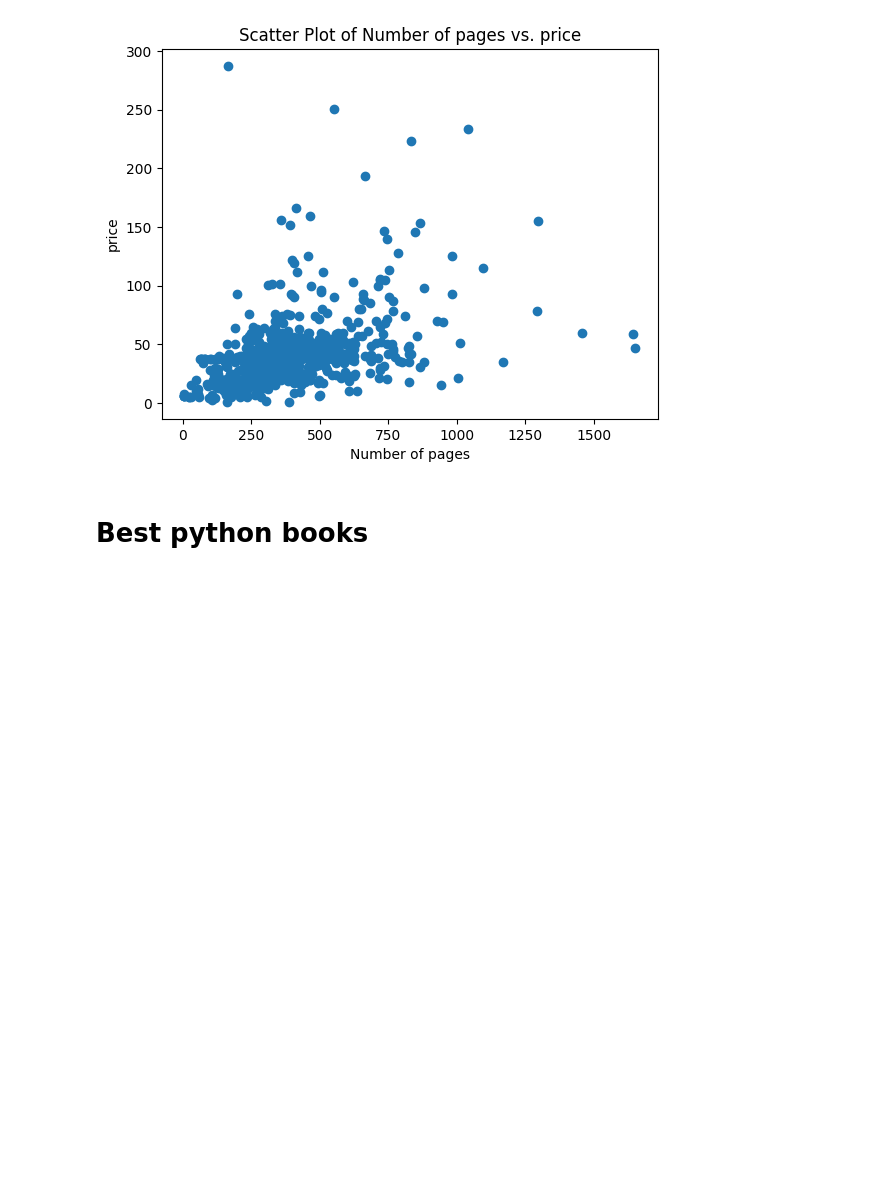
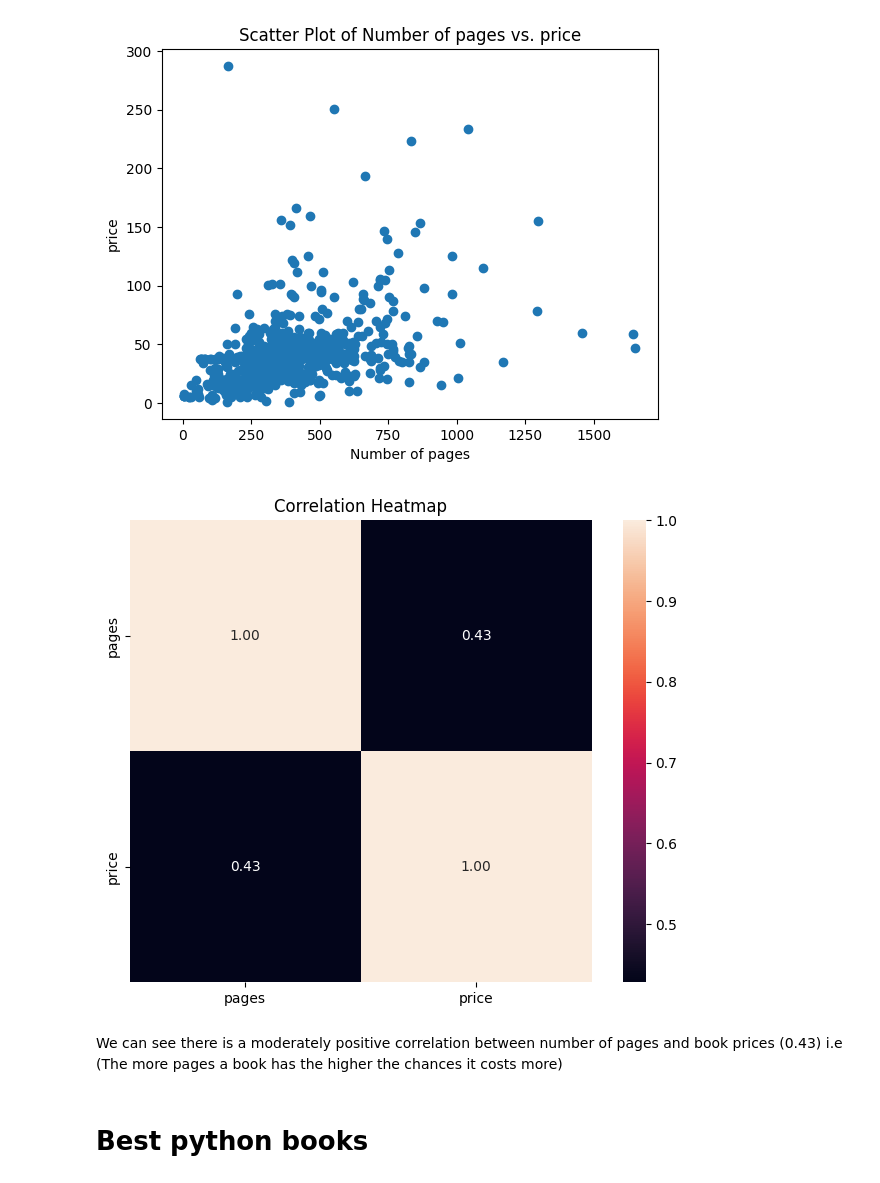
Before and after one commit to 0layiw0la/Amazon-Data-Science-Books-EDA, a Jupyter notebook: amazon-data-science-books-eda.ipynb, the cells around one changed output. Drawn from its saved outputs; the diff is of its cells as text; code cells hidden in the pictures; blank space fills up the shorter version.

```diff
--- a/amazon-data-science-books-eda.ipynb
+++ b/amazon-data-science-books-eda.ipynb
@@ -164,6 +183,28 @@ plt.title('Scatter Plot of Number of pages vs. price')
 plt.show()
 # %% [output]
 [figure]
+# %%
+import seaborn as sns
+import matplotlib.pyplot as plt  # Import matplotlib for customization
+
+# Calculate the correlation matrix
+correlation_matrix = Amazon_books[['pages', 'price']].corr()
+
+# Create a heatmap with labels
+plt.figure(figsize=(8, 6))  # Set the figure size
+sns.heatmap(
+    correlation_matrix,
+    annot=True,
+    fmt=".2f",
+    cbar=True,
+    square=True,
+)
+plt.title('Correlation Heatmap')  # Add a title to the plot
+plt.show()
+# %% [output]
+[figure, added]
+# %% [markdown]
+We can see there is a moderately positive correlation between number of pages and book prices (0.43) i.e (The more pages a book has the higher the chances it costs more)
 # %% [markdown]
 # Best python books
 # %%
```
Also changed, not shown: parts of 7 cells of this notebook.
